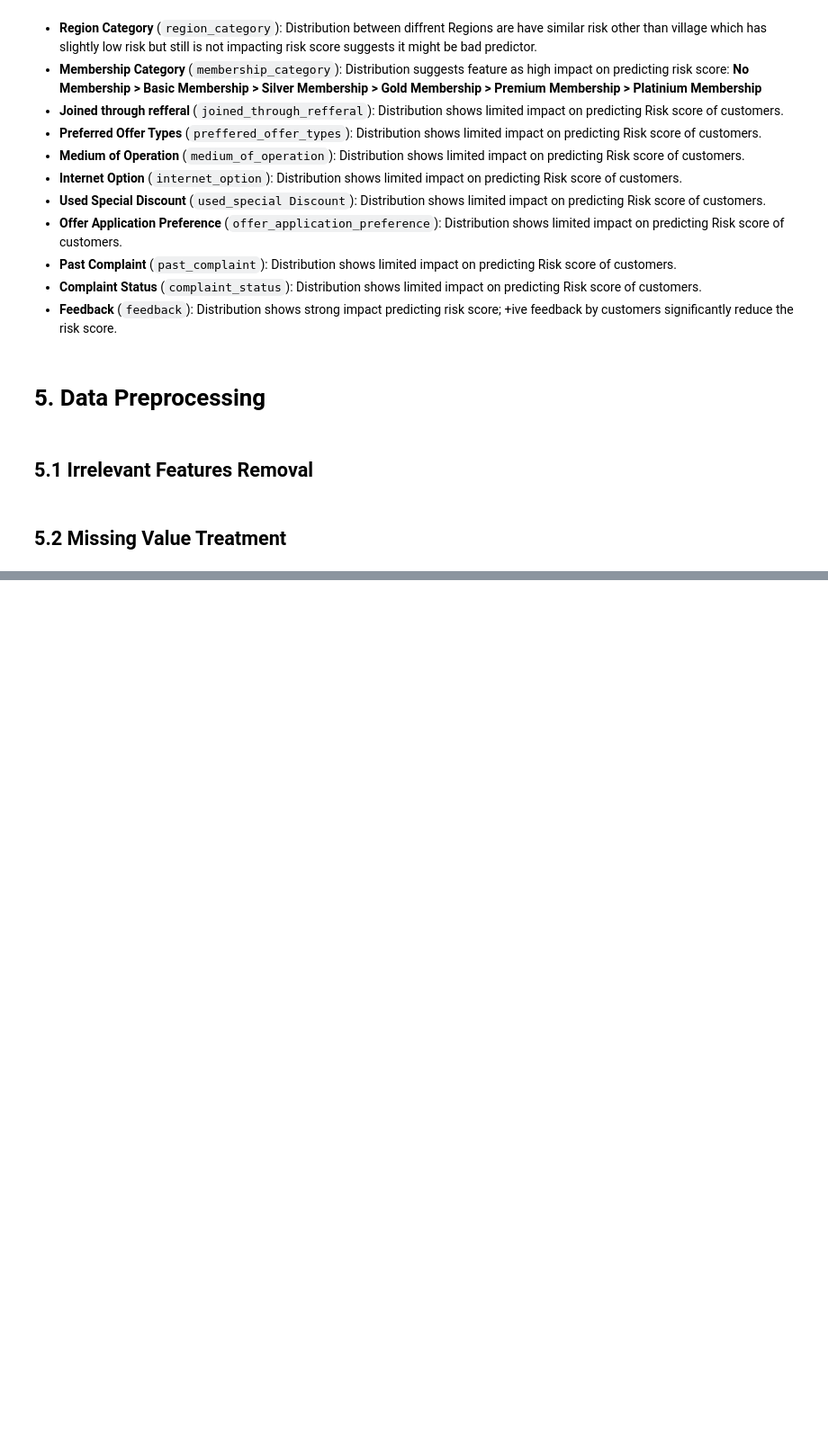
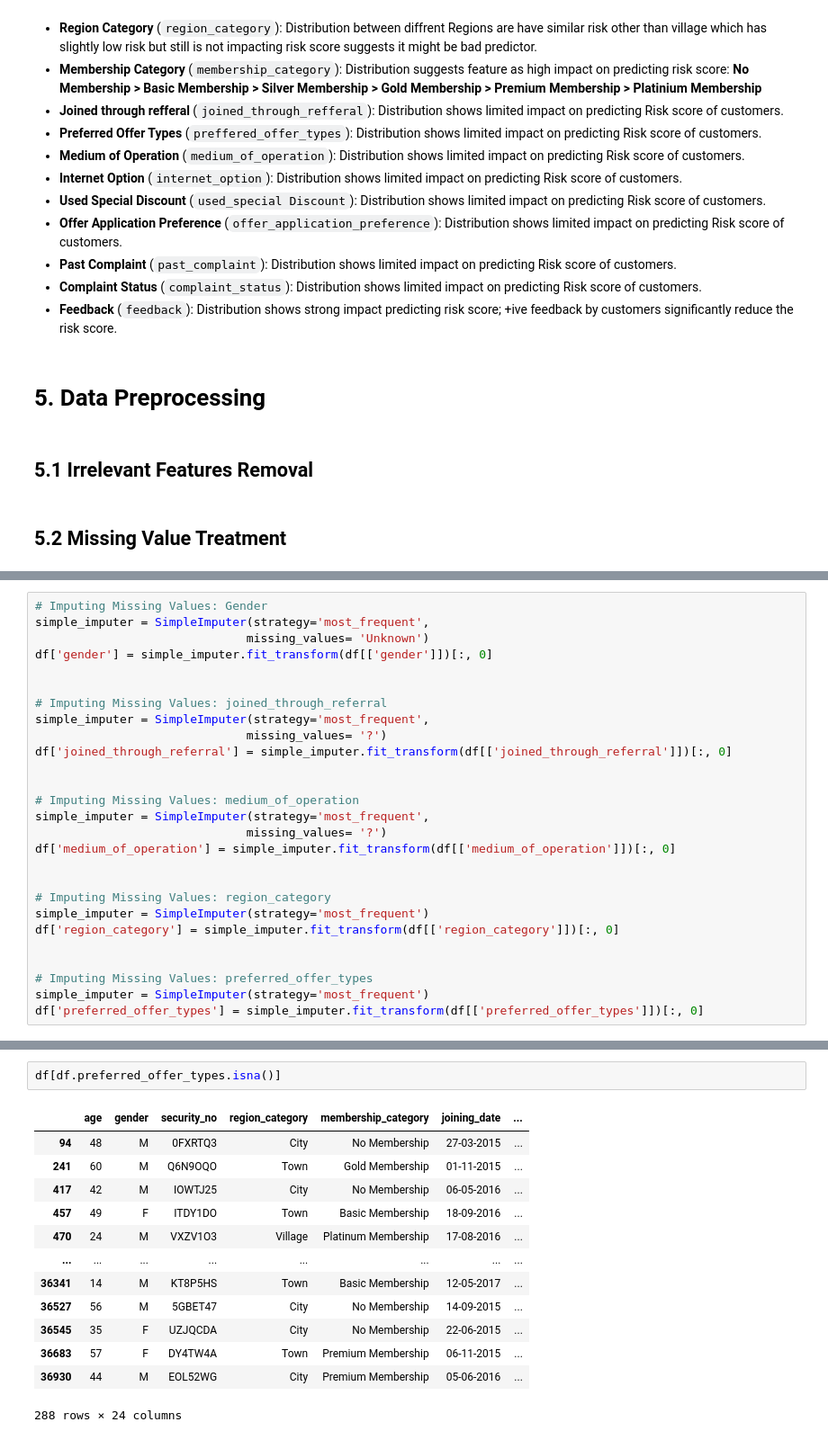
Before and after one commit to AshutoshsinghIndore/customer-churn-model, a Jupyter notebook: Notebook/Notebook.ipynb, the cells around one changed output, grey strips where cells are left out. Shown at 90% size. Cells and saved outputs as stored; diff of their text form; blank space fills up the shorter version.

```diff
--- a/Notebook/Notebook.ipynb
+++ b/Notebook/Notebook.ipynb
@@ -437,0 +439,27 @@ __Inferences:__
+# %%
+# Imputing Missing Values: Gender
+simple_imputer = SimpleImputer(strategy='most_frequent',
+                              missing_values= 'Unknown')
+df['gender'] = simple_imputer.fit_transform(df[['gender']])[:, 0]
+
+
+# Imputing Missing Values: joined_through_referral
+simple_imputer = SimpleImputer(strategy='most_frequent',
+                              missing_values= '?')
+df['joined_through_referral'] = simple_imputer.fit_transform(df[['joined_through_referral']])[:, 0]
+
+
+# Imputing Missing Values: medium_of_operation
+simple_imputer = SimpleImputer(strategy='most_frequent',
+                              missing_values= '?')
+df['medium_of_operation'] = simple_imputer.fit_transform(df[['medium_of_operation']])[:, 0]
+
+
+# Imputing Missing Values: region_category
+simple_imputer = SimpleImputer(strategy='most_frequent')
+df['region_category'] = simple_imputer.fit_transform(df[['region_category']])[:, 0]
+
+
+# Imputing Missing Values: preferred_offer_types
+simple_imputer = SimpleImputer(strategy='most_frequent')
+df['preferred_offer_types'] = simple_imputer.fit_transform(df[['preferred_offer_types']])[:, 0]
@@ -437,0 +486,16 @@ __Inferences:__
+# %%
+df[df.preferred_offer_types.isna()]
+# %% [output]
+|  | age | gender | security_no | region_category | membership_category | joining_date | ... |
+| 94 | 48 | M | 0FXRTQ3 | City | No Membership | 27-03-2015 | ... |
+| 241 | 60 | M | Q6N9OQO | Town | Gold Membership | 01-11-2015 | ... |
+| 417 | 42 | M | IOWTJ25 | City | No Membership | 06-05-2016 | ... |
+| 457 | 49 | F | ITDY1DO | Town | Basic Membership | 18-09-2016 | ... |
+| 470 | 24 | M | VXZV1O3 | Village | Platinum Membership | 17-08-2016 | ... |
+| ... | ... | ... | ... | ... | ... | ... | ... |
+| 36341 | 14 | M | KT8P5HS | Town | Basic Membership | 12-05-2017 | ... |
+| 36527 | 56 | M | 5GBET47 | City | No Membership | 14-09-2015 | ... |
+| 36545 | 35 | F | UZJQCDA | City | No Membership | 22-06-2015 | ... |
+| 36683 | 57 | F | DY4TW4A | Town | Premium Membership | 06-11-2015 | ... |
+| 36930 | 44 | M | EOL52WG | City | Premium Membership | 05-06-2016 | ... |
+288 rows × 24 columns
```
Also changed, not shown: parts of 5 cells of this notebook.
